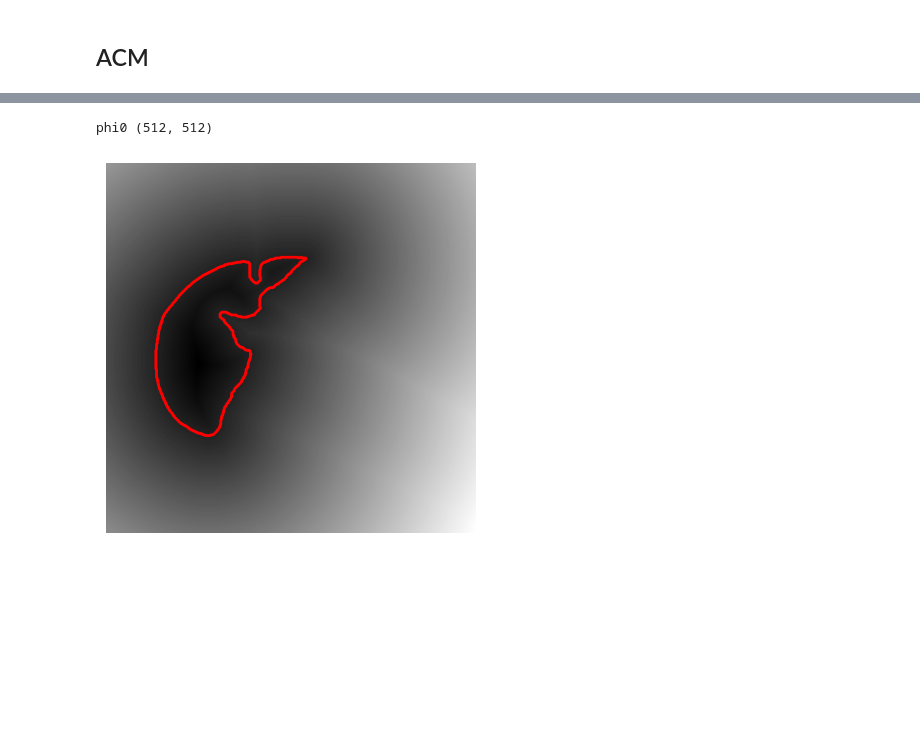
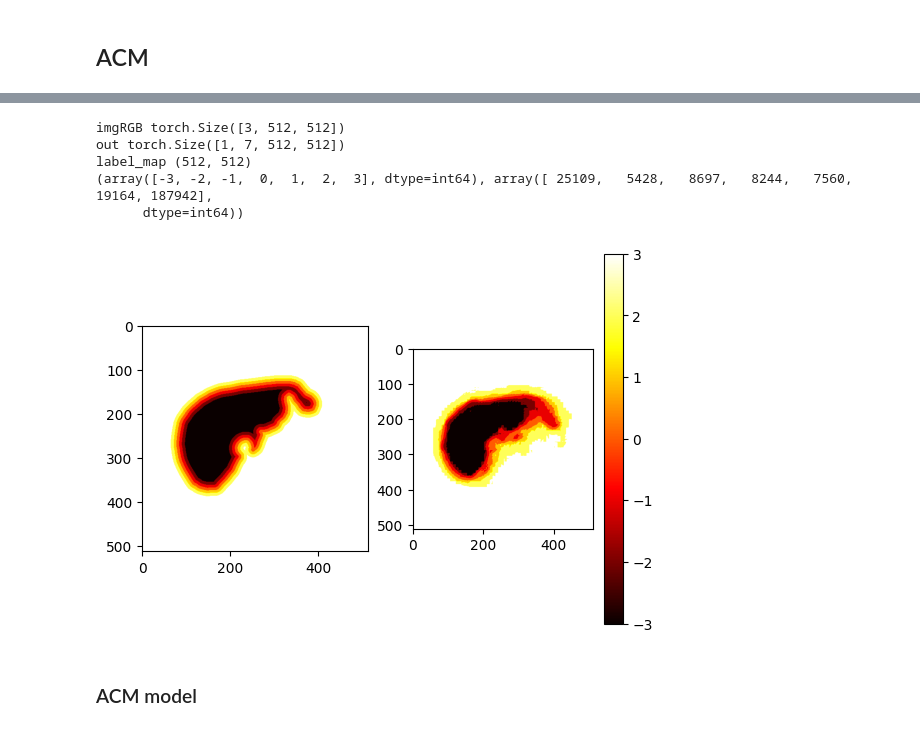
Before and after one commit to InesVATI/active_contour_cnn, a Jupyter notebook: src/experiments.ipynb, the cells around one changed output, grey strips where cells are left out. Saved outputs shown, nothing was run; the diff lists cells and outputs as text; code cells hidden in the pictures; blank space fills up the shorter version.

```diff
--- a/src/experiments.ipynb
+++ b/src/experiments.ipynb
@@ -553,10 +624,12 @@ plot_learning_curves(train_loss, val_loss)
 # %%
-def get_predicted_labelmap(output : torch.tensor, nclass=7) -> np.ndarray:
+def get_predicted_layer_label_map(output : torch.tensor, nclass=7) -> np.ndarray:
   """
   Convert model's output with value in {0, nclass-1} to value in {-n/2, ..., 0, ..., n/2}
   corresponding to layer index
   :param output: model's output of size (1, nclass, H, W)
   """
-  pred_label_map = torch.argmax(output, dim=1)
+  pred_label_map = torch.argmax(output.squeeze(0), dim=0)
   t = int((nclass-1)/2)
-  return (pred_label_map - t).detach().numpy()
+  label_map = (pred_label_map - t).detach().numpy()
+
+  return label_map
@@ -607,4 +636,5 @@ from MVA_NT_geodesic_methods.nt_toolbox.perform_redistancing import perform_redi
 # %%
 # Extract initial curve from FCN model output
 saved_modelFCN = LayerFCN8()
-saved_modelFCN.load_state_dict(torch.load(f'{result_folder}/modelFCN8.pth'))
+saved_modelFCN.load_state_dict(torch.load(f'{result_folder}/modelFCN8_retrained_e100.pth', map_location=device))
+saved_modelFCN.eval()
@@ -619,10 +659,27 @@ plt.imshow(label_map, cmap='hot')
-# %%
-seg_map = np.where( label_map < 0, 1, 0)
-phi0 = signed_dist = ndimage.distance_transform_edt(1 - seg_map) - ndimage.distance_transform_edt(seg_map)
-
-print('phi0', phi0.shape)
-
-plot_levelset(phi0)
-# %% [output]
-phi0 (512, 512)
-[figure, removed]
+# %%
+imgRGB = torch.tensor(img, dtype=torch.float32)
+imgRGB = imgRGB.expand(3, -1, -1).contiguous()
+print('imgRGB', imgRGB.shape)
+output = saved_modelFCN(imgRGB.unsqueeze(0).to(device))
+print('out', output.shape)
+pred_label_map = get_predicted_layer_label_map(output)
+print('label_map', pred_label_map.shape)
+print(np.unique(pred_label_map, return_counts=True))
+# %% [output]
+imgRGB torch.Size([3, 512, 512])
+out torch.Size([1, 7, 512, 512])
+label_map (512, 512)
+(array([-3, -2, -1,  0,  1,  2,  3], dtype=int64), array([ 25109,   5428,   8697,   8244,   7560,  19164, 187942],
+      dtype=int64))
+# %%
+plt.subplot(1, 2, 1)
+plt.imshow(gt_label_map, cmap='hot')
+
+plt.subplot(1, 2, 2)
+plt.imshow(pred_label_map.squeeze(), cmap='hot')
+plt.colorbar()
+plt.show()
+# %% [output]
+[figure, added]
+# %% [markdown]
+### ACM model
```
Also changed, not shown: parts of 47 cells of this notebook, 4 other files.
